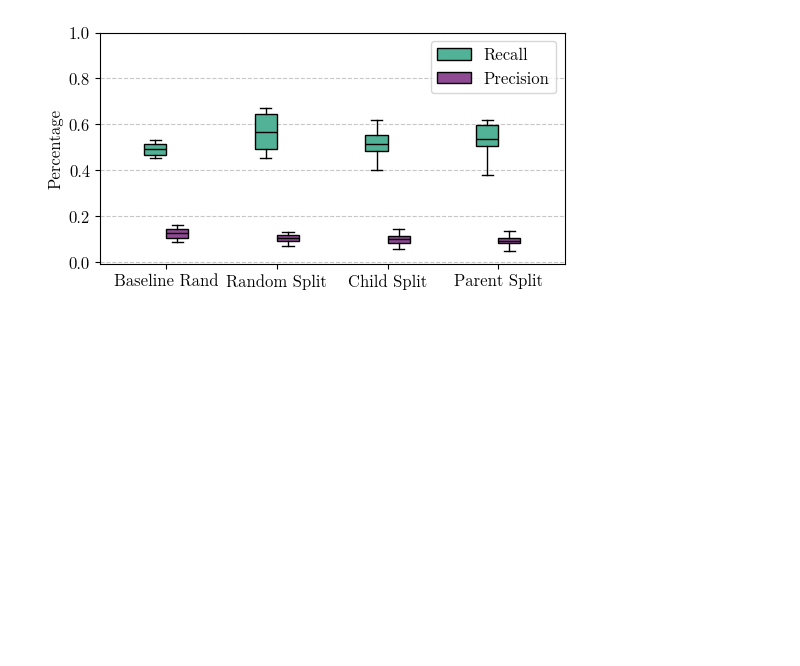
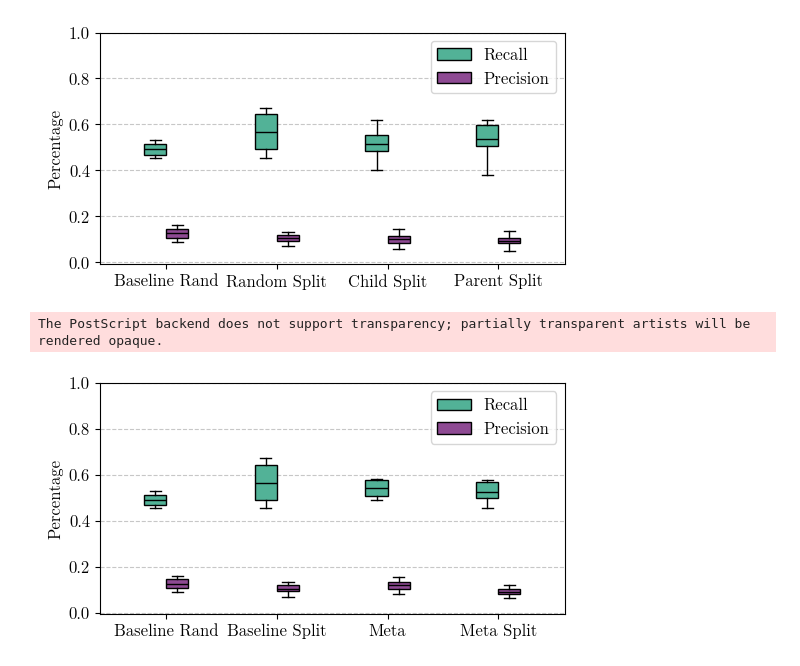
Before and after one commit to tsofiac/LAGOM, a Jupyter notebook: data_analysis/boxplot.ipynb, the cells around one changed output. Drawn from its saved outputs; the diff is of its cells as text; code cells hidden in the pictures; blank space fills up the shorter version.

```diff
--- a/data_analysis/boxplot.ipynb
+++ b/data_analysis/boxplot.ipynb
@@ -417,3 +447,26 @@ multi_boxplot(data, xlabel, ylabel, xticks, labels, 'upper right', 'ensemble', 1
 # %% [output]
 The PostScript backend does not support transparency; partially transparent artists will be rendered opaque.
 [figure]
+# %%
+bs = 4
+
+recall_baseline_05, precision_baseline_05, score_one_baseline_05, score_all_baseline_05 = score_result('../evaluation/alohomora/result_base_rand.csv', bs, False)
+recall_random, precision_random, score_one_random, score_all_random = score_result('../evaluation/alohomora/result_comb_random_split_5_per_model.csv', bs, False)
+recall_meta, precision_meta, score_one_meta, score_all_meta = score_result('../evaluation/alohomora/result_chemVAMetaTrans.csv', bs, False)
+recall_meta_05, precision_meta_split, score_one_meta_split, score_all_meta_split = score_result('../evaluation/alohomora/result_comb_meta_random_6_per_model.csv', bs, False)
+
+recall_all = [recall_baseline_05[-2], recall_random[-1], recall_meta[-2], recall_meta_05[-1]]
+precision_all = [precision_baseline_05[-2], precision_random[-1], precision_meta[-2], precision_meta_split[-1]]
+score_one_all = [score_one_baseline_05[-2], score_one_random[-1], score_one_meta[-2], score_one_meta_split[-1]]
+score_all_all = [score_all_baseline_05[-2], score_all_random[-1], score_all_meta[-2], score_all_meta_split[-1]]
+
+xlabel = None
+xticks = ['Baseline Rand', 'Baseline Split', 'Meta', 'Meta Split']
+labels = ['Recall', 'Precision']
+
+data = [recall_all, precision_all]
+ylabel = 'Percentage'
+multi_boxplot(data, xlabel, ylabel, xticks, labels, 'upper right', 'meta_ensemble', 1)
+# %% [output]
+The PostScript backend does not support transparency; partially transparent artists will be rendered opaque.
+[figure, added]
```
Also changed, not shown: parts of 2 cells of this notebook, 16 other files.
